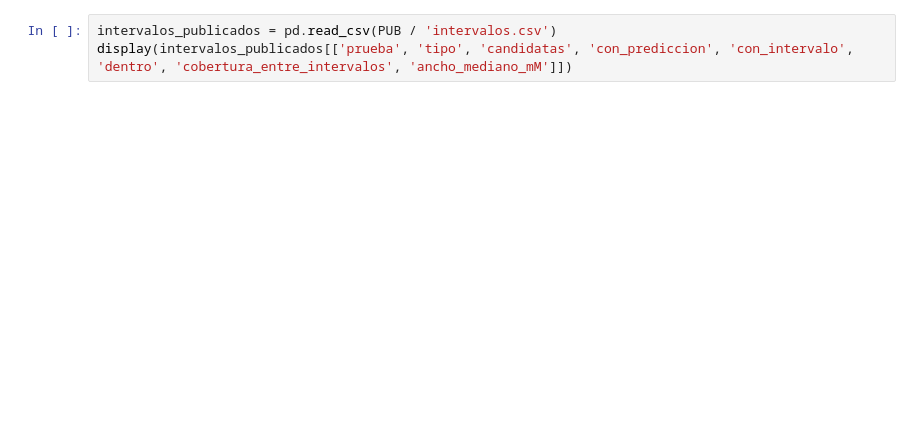
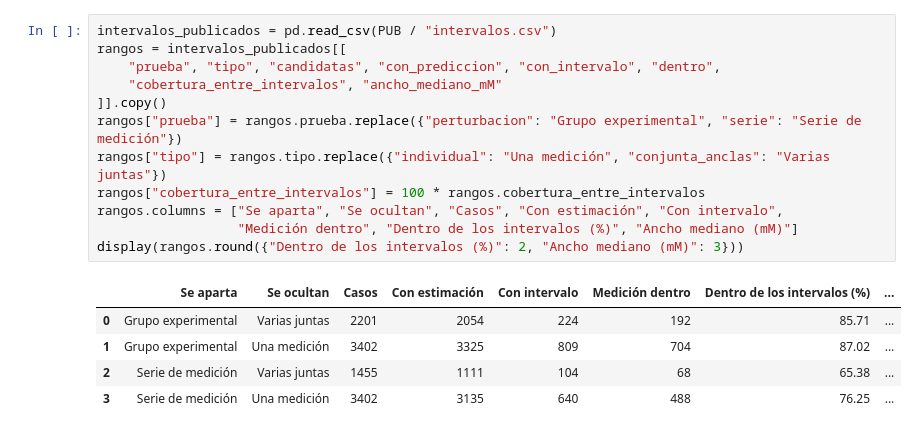
Before and after one commit to pedro1ani/Ipre, a Jupyter notebook: 02_imputacion_evaluacion.ipynb, the cells around one changed output. Saved outputs shown, nothing was run; the diff lists cells and outputs as text; blank space fills up the shorter version.

```diff
--- a/02_imputacion_evaluacion.ipynb
+++ b/02_imputacion_evaluacion.ipynb
@@ -48,4 +115,19 @@ display(pd.Series(resultado['por_estado'], name='huecos').to_frame())
 # %%
-intervalos_publicados = pd.read_csv(PUB / 'intervalos.csv')
-display(intervalos_publicados[['prueba', 'tipo', 'candidatas', 'con_prediccion', 'con_intervalo', 'dentro', 'cobertura_entre_intervalos', 'ancho_mediano_mM']])
+intervalos_publicados = pd.read_csv(PUB / "intervalos.csv")
+rangos = intervalos_publicados[[
+    "prueba", "tipo", "candidatas", "con_prediccion", "con_intervalo", "dentro",
+    "cobertura_entre_intervalos", "ancho_mediano_mM"
+]].copy()
+rangos["prueba"] = rangos.prueba.replace({"perturbacion": "Grupo experimental", "serie": "Serie de medición"})
+rangos["tipo"] = rangos.tipo.replace({"individual": "Una medición", "conjunta_anclas": "Varias juntas"})
+rangos["cobertura_entre_intervalos"] = 100 * rangos.cobertura_entre_intervalos
+rangos.columns = ["Se aparta", "Se ocultan", "Casos", "Con estimación", "Con intervalo",
+                  "Medición dentro", "Dentro de los intervalos (%)", "Ancho mediano (mM)"]
+display(rangos.round({"Dentro de los intervalos (%)": 2, "Ancho mediano (mM)": 3}))
+# %% [output]
+|  | Se aparta | Se ocultan | Casos | Con estimación | Con intervalo | Medición dentro | Dentro de los intervalos (%) | ... |
+| 0 | Grupo experimental | Varias juntas | 2201 | 2054 | 224 | 192 | 85.71 | ... |
+| 1 | Grupo experimental | Una medición | 3402 | 3325 | 809 | 704 | 87.02 | ... |
+| 2 | Serie de medición | Varias juntas | 1455 | 1111 | 104 | 68 | 65.38 | ... |
+| 3 | Serie de medición | Una medición | 3402 | 3135 | 640 | 488 | 76.25 | ... |
 # %% [markdown]
```
Also changed, not shown: parts of 13 cells of this notebook, 3 other files.
